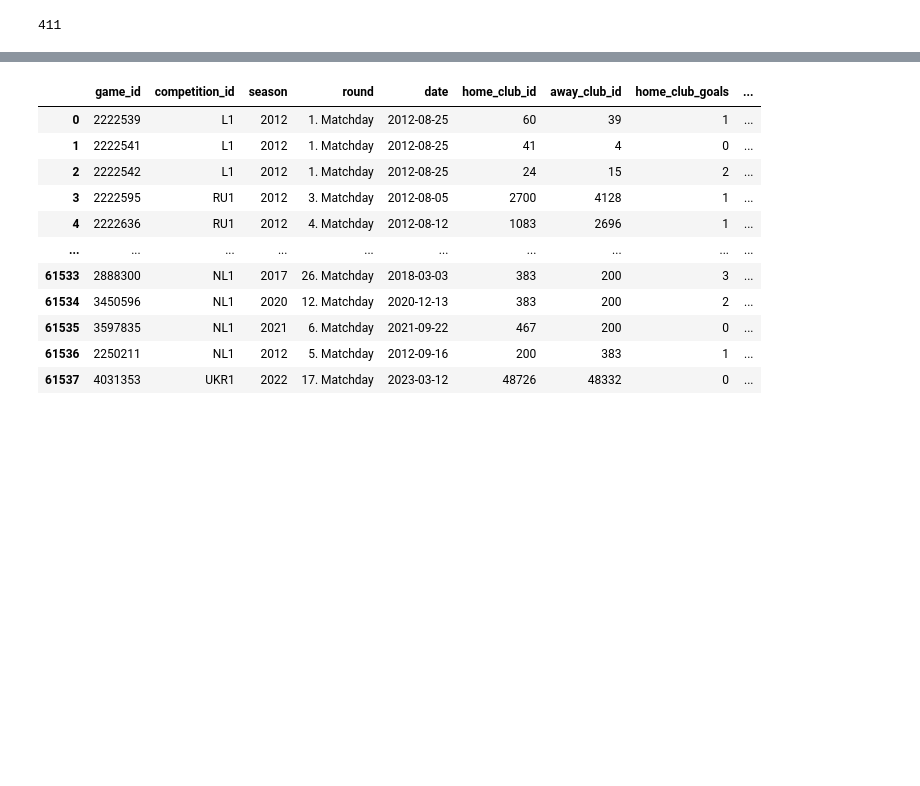
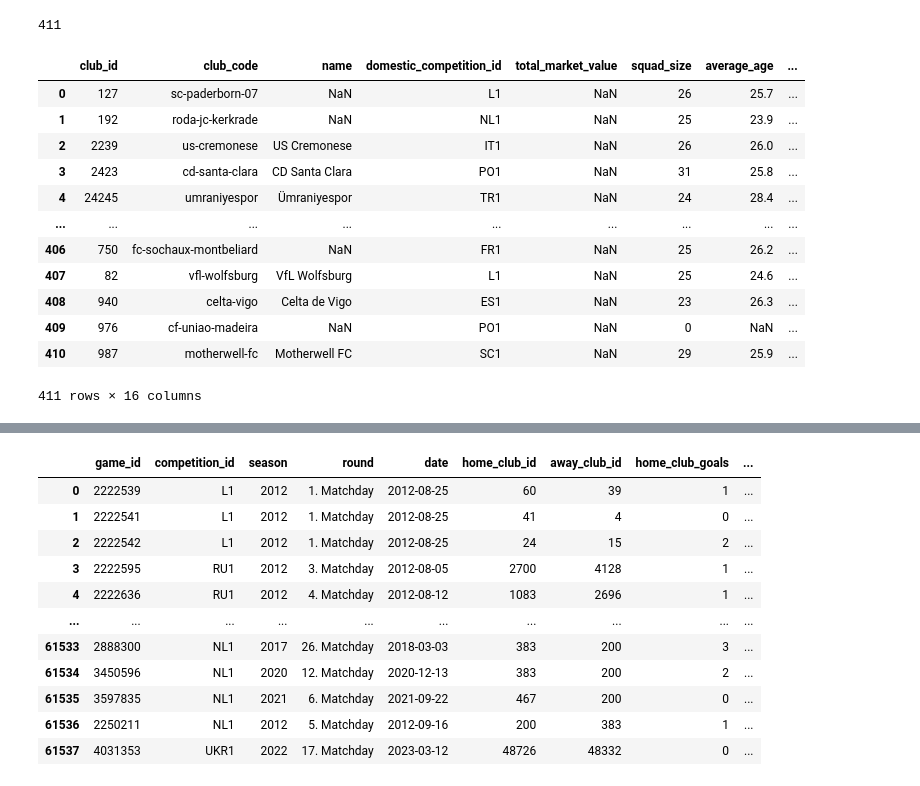
Before and after one commit to egecjdemir/GoalAlchemy_DBMS, a Jupyter notebook: data/data_cleaning.ipynb, the cells around one changed output, grey strips where cells are left out. Drawn from its saved outputs; the diff is of its cells as text; code cells hidden in the pictures; blank space fills up the shorter version.

```diff
--- a/data/data_cleaning.ipynb
+++ b/data/data_cleaning.ipynb
@@ -9,3 +9,19 @@ clubs = pd.read_csv('clubs.csv')
 print(clubs.club_id.nunique())
 # %% [output]
 411
+# %%
+clubs
+# %% [output]
+|  | club_id | club_code | name | domestic_competition_id | total_market_value | squad_size | average_age | ... |
+| 0 | 127 | sc-paderborn-07 | NaN | L1 | NaN | 26 | 25.7 | ... |
+| 1 | 192 | roda-jc-kerkrade | NaN | NL1 | NaN | 25 | 23.9 | ... |
+| 2 | 2239 | us-cremonese | US Cremonese | IT1 | NaN | 26 | 26.0 | ... |
+| 3 | 2423 | cd-santa-clara | CD Santa Clara | PO1 | NaN | 31 | 25.8 | ... |
+| 4 | 24245 | umraniyespor | Ümraniyespor | TR1 | NaN | 24 | 28.4 | ... |
+| ... | ... | ... | ... | ... | ... | ... | ... | ... |
+| 406 | 750 | fc-sochaux-montbeliard | NaN | FR1 | NaN | 25 | 26.2 | ... |
+| 407 | 82 | vfl-wolfsburg | VfL Wolfsburg | L1 | NaN | 25 | 24.6 | ... |
+| 408 | 940 | celta-vigo | Celta de Vigo | ES1 | NaN | 23 | 26.3 | ... |
+| 409 | 976 | cf-uniao-madeira | NaN | PO1 | NaN | 0 | NaN | ... |
+| 410 | 987 | motherwell-fc | Motherwell FC | SC1 | NaN | 29 | 25.9 | ... |
+411 rows × 16 columns
```
Also changed, not shown: parts of 3 cells of this notebook.
